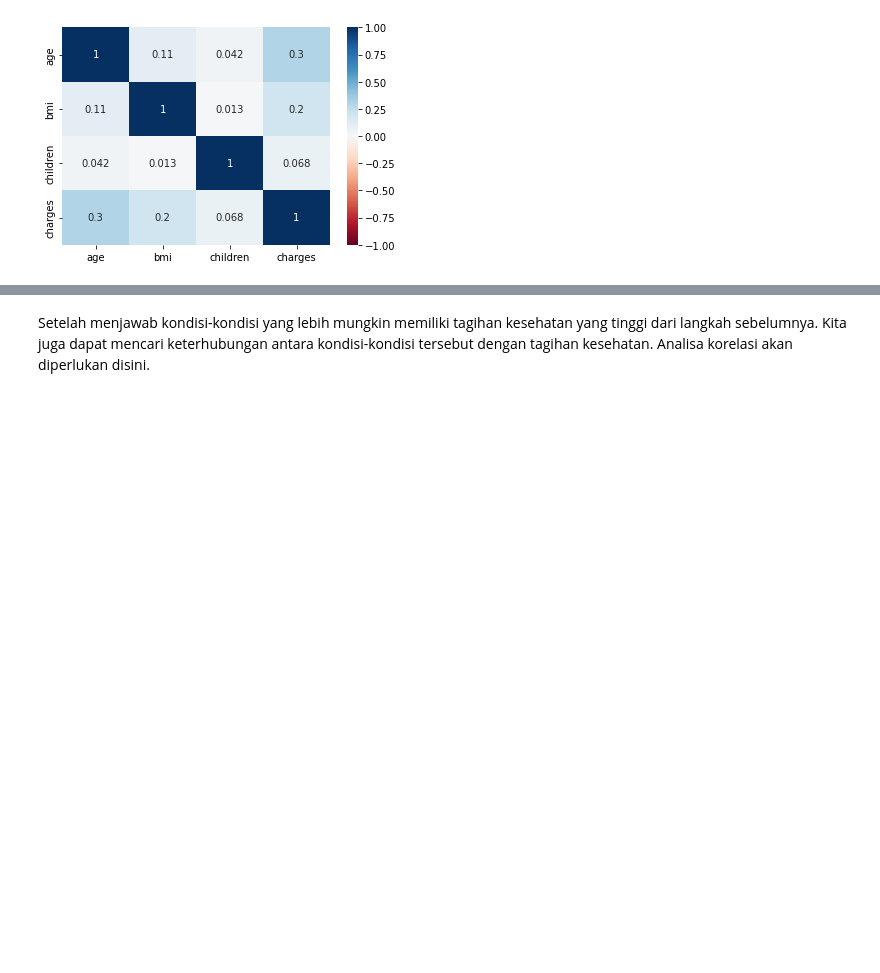
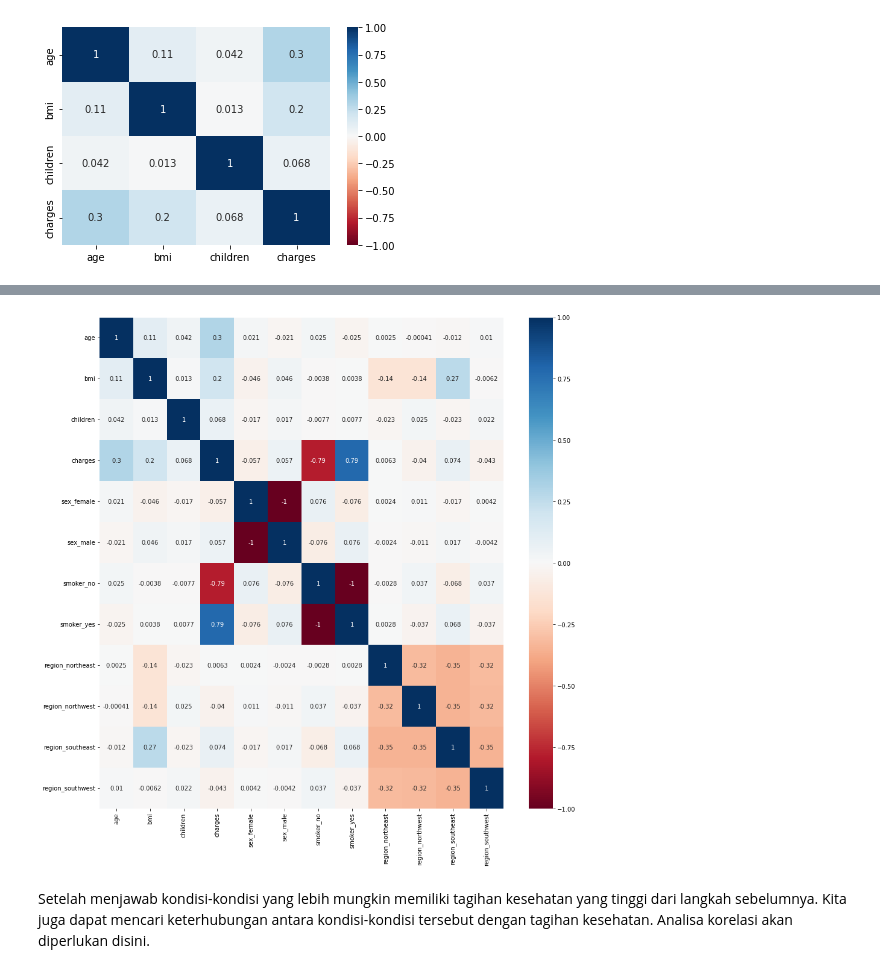
Before and after one commit to dwipaalfarisi/ads-projects, a Jupyter notebook: probability/prob.ipynb, the cells around one changed output, grey strips where cells are left out. Saved outputs shown, nothing was run; the diff lists cells and outputs as text; code cells hidden in the pictures; blank space fills up the shorter version.

Commit message:
add correlation matrix

```diff
--- a/probability/prob.ipynb
+++ b/probability/prob.ipynb
@@ -456,0 +468,3 @@ plt.show();
+# %%
+dummy_df = pd.get_dummies(data=insurance_data, columns=['sex', 'smoker', 'region'])
+dummy_df
@@ -457,3 +485,10 @@ plt.show();
+# %%
+# plot correlation
+plt.subplots(figsize=(15, 15))
+sns.heatmap(dummy_df.corr(), cmap='RdBu', vmin=-1, vmax=1, annot=True)
+plt.show();
+# %% [output]
+[figure, added]
 # %% [markdown]
 Setelah menjawab kondisi-kondisi yang lebih mungkin memiliki tagihan kesehatan yang tinggi
 dari langkah sebelumnya. Kita juga dapat mencari keterhubungan antara kondisi-kondisi
```
Also changed, not shown: parts of 3 cells of this notebook, 1 other file.
